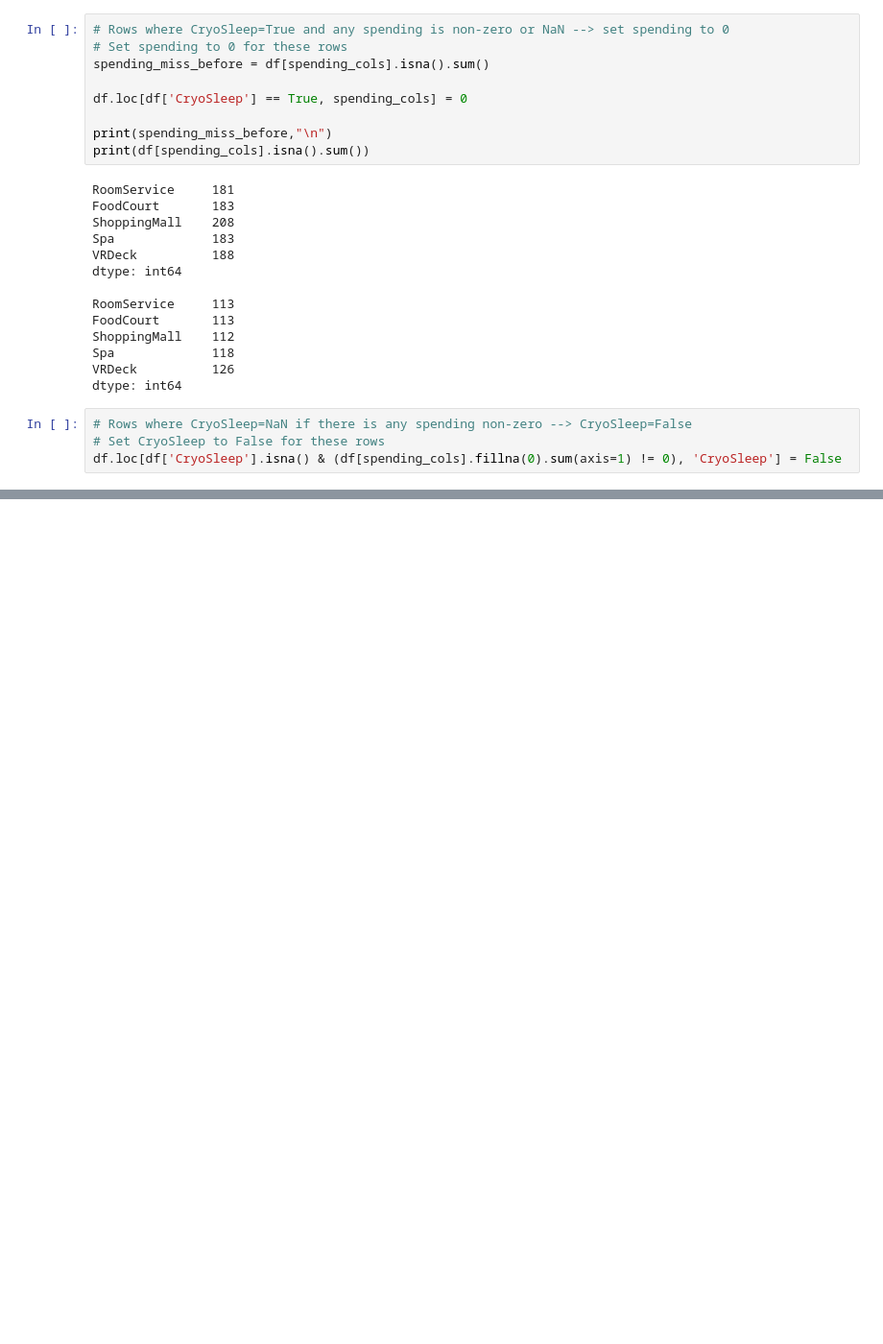
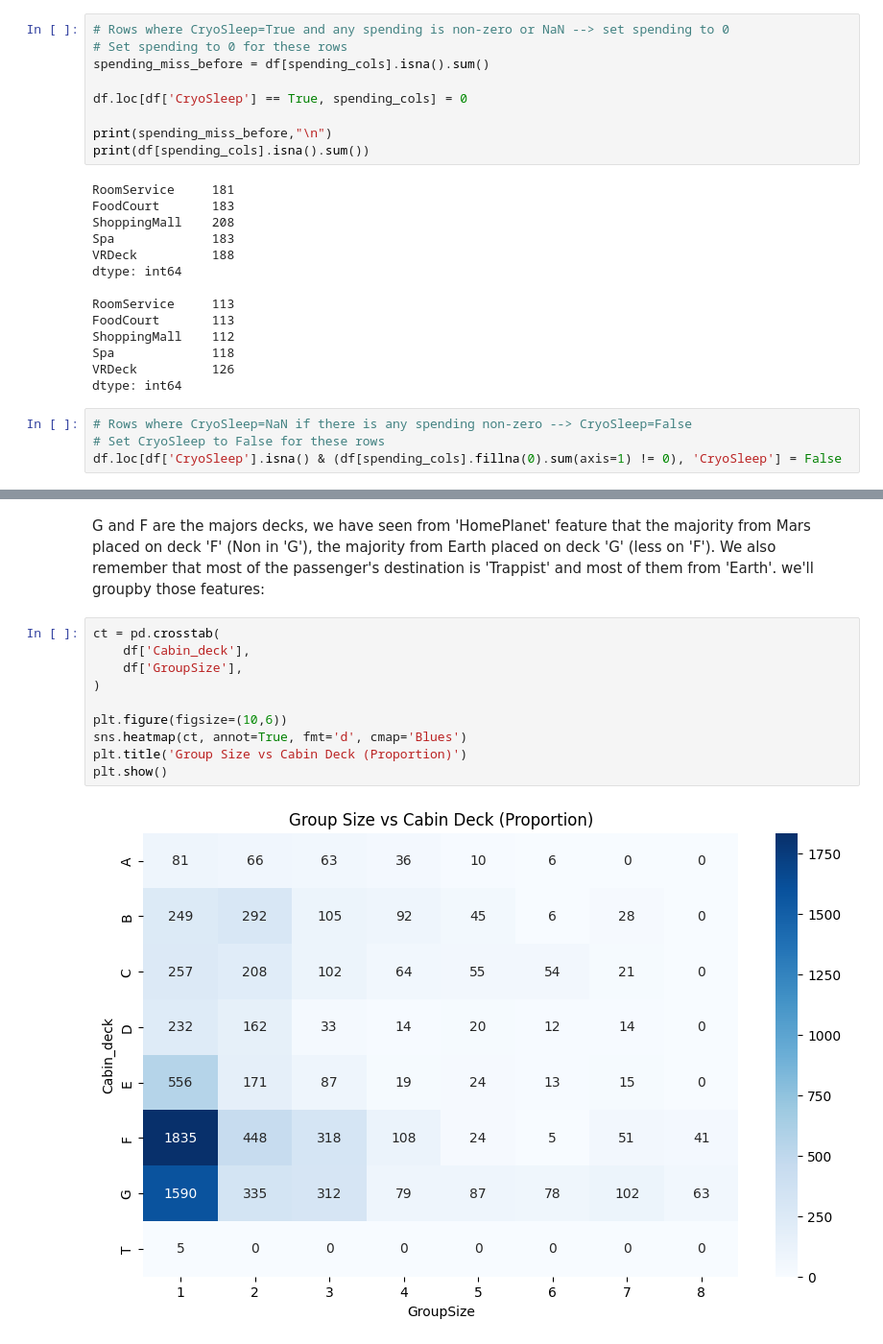
Before and after one commit to YarinArava/SpaceShipTitanic_FinalProject, a Jupyter notebook: old_stuff_didnt_use.ipynb, the cells around one changed output, grey strips where cells are left out. Shown at 96% size. Drawn from its saved outputs; the diff is of its cells as text; blank space fills up the shorter version.

```diff
--- a/old_stuff_didnt_use.ipynb
+++ b/old_stuff_didnt_use.ipynb
@@ -151,0 +180,15 @@ df.loc[df['CryoSleep'].isna() & (df[spending_cols].fillna(0).sum(axis=1) != 0),
+# %% [markdown]
+G and F are the majors decks, we have seen from 'HomePlanet' feature that the majority from Mars placed on deck 'F' (Non in 'G'), the majority from Earth placed on deck 'G' (less on 'F'). We also remember that most of the passenger's destination is 'Trappist' and most of them from 'Earth'.
+we'll groupby those features:
+# %%
+ct = pd.crosstab(
+    df['Cabin_deck'],
+    df['GroupSize'],
+)
+
+plt.figure(figsize=(10,6))
+sns.heatmap(ct, annot=True, fmt='d', cmap='Blues')
+plt.title('Group Size vs Cabin Deck (Proportion)')
+plt.show()
+# %% [output]
+[figure, added]
```
Also changed, not shown: parts of 8 cells of this notebook, 1 other file.
